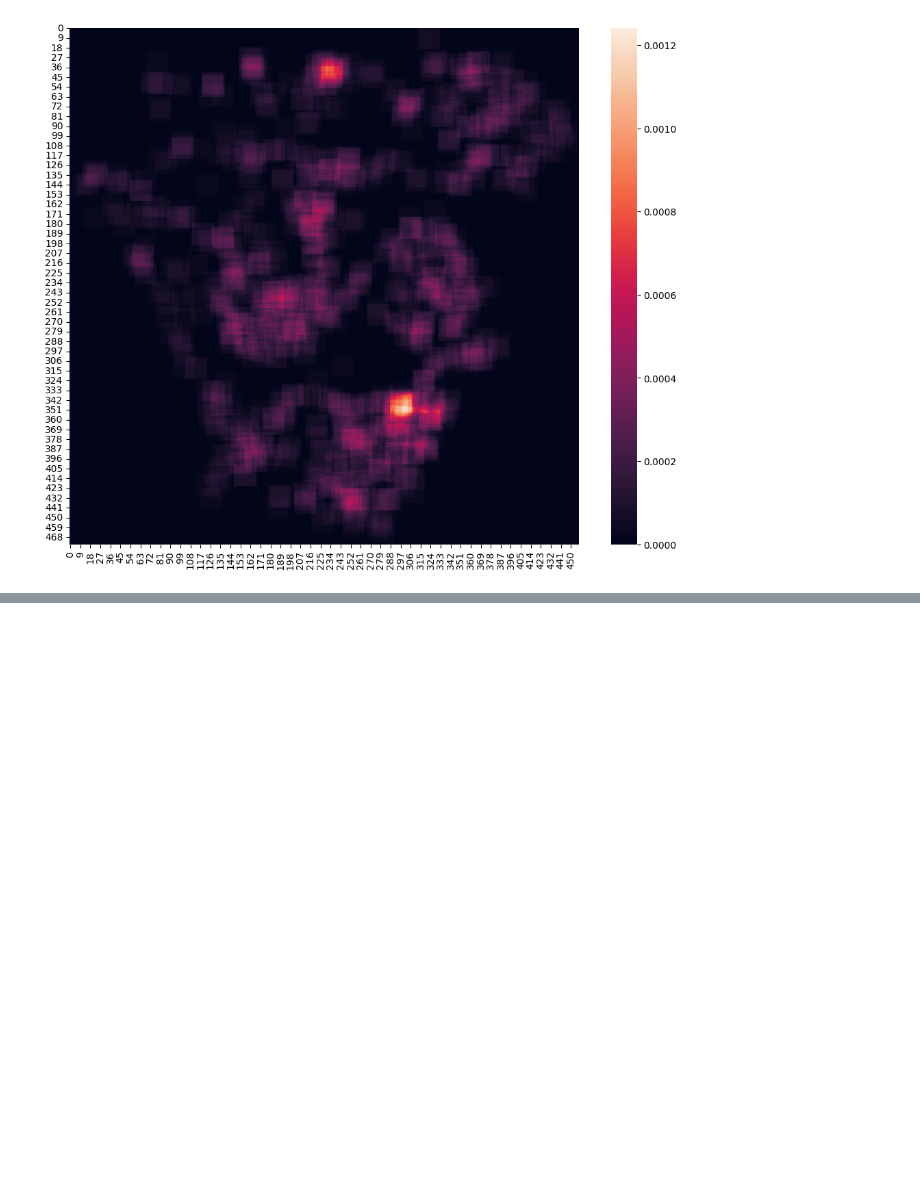
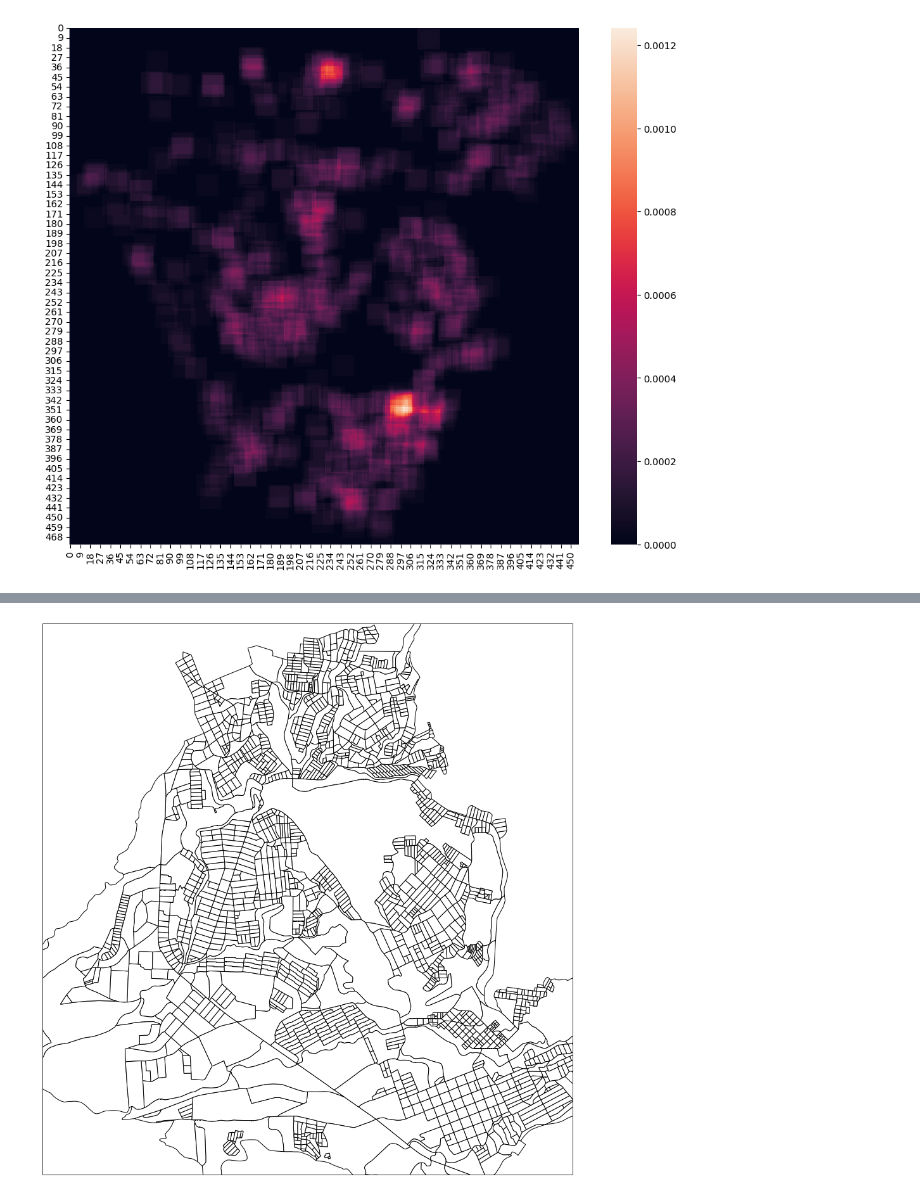
Before and after one commit to jvera672/cd_202202_juan_vera, a Jupyter notebook: Taller1.ipynb, the cells around one changed output, grey strips where cells are left out. Saved outputs shown, nothing was run; the diff lists cells and outputs as text; code cells hidden in the pictures; blank space fills up the shorter version.

```diff
--- a/Taller1.ipynb
+++ b/Taller1.ipynb
@@ -323,0 +383,22 @@ plt.show()
+# %%
+subplot_kw = dict(projection=ccrs.PlateCarree())
+
+fig, ax = plt.subplots(figsize=(16, 16), subplot_kw=subplot_kw)
+
+# Mapa de floridablanca
+lower_lon = min(df['longitud'])
+upper_lon = max(df['longitud'])
+lower_lat = min(df['latitud'])
+upper_lat = max(df['latitud'])
+
+ax.set_extent([lower_lon, upper_lon, lower_lat, upper_lat])
+
+reader = shapereader.Reader('68276_manzanas')
+
+for manzana in reader.geometries():
+    ax.add_geometries([manzana], ccrs.PlateCarree(), facecolor='white', edgecolor='black')
+
+ax.add_line
+plt.show()
+# %% [output]
+[figure, added]
```
Also changed, not shown: parts of 7 cells of this notebook.
